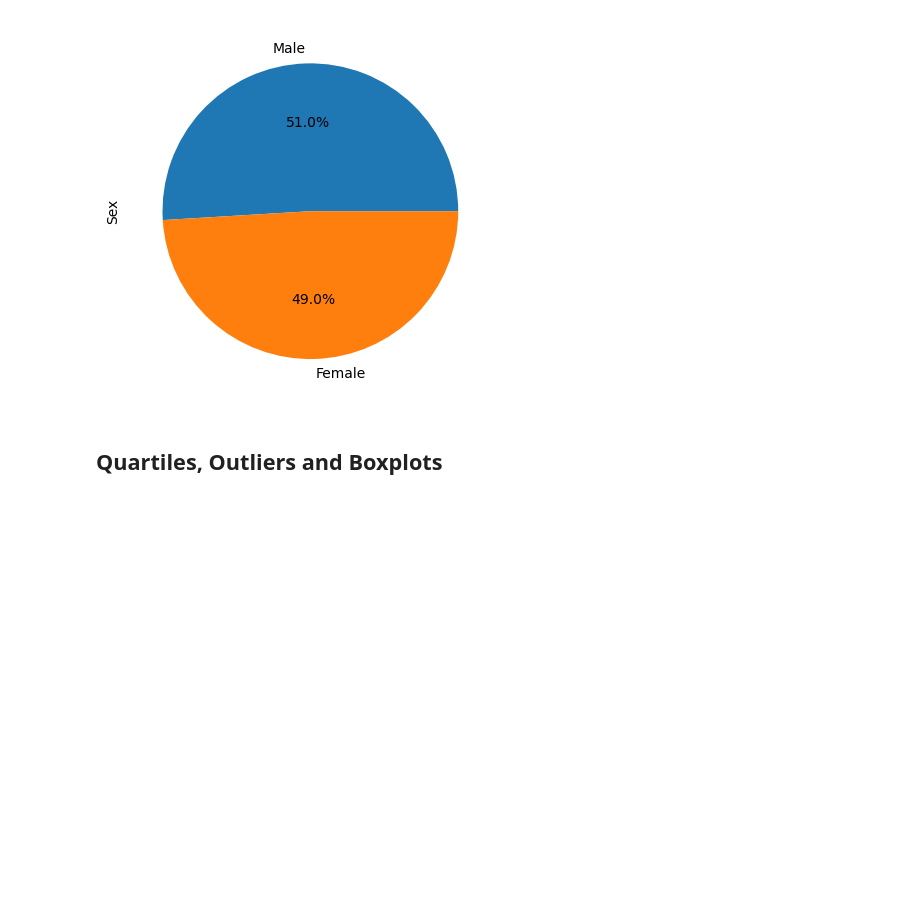
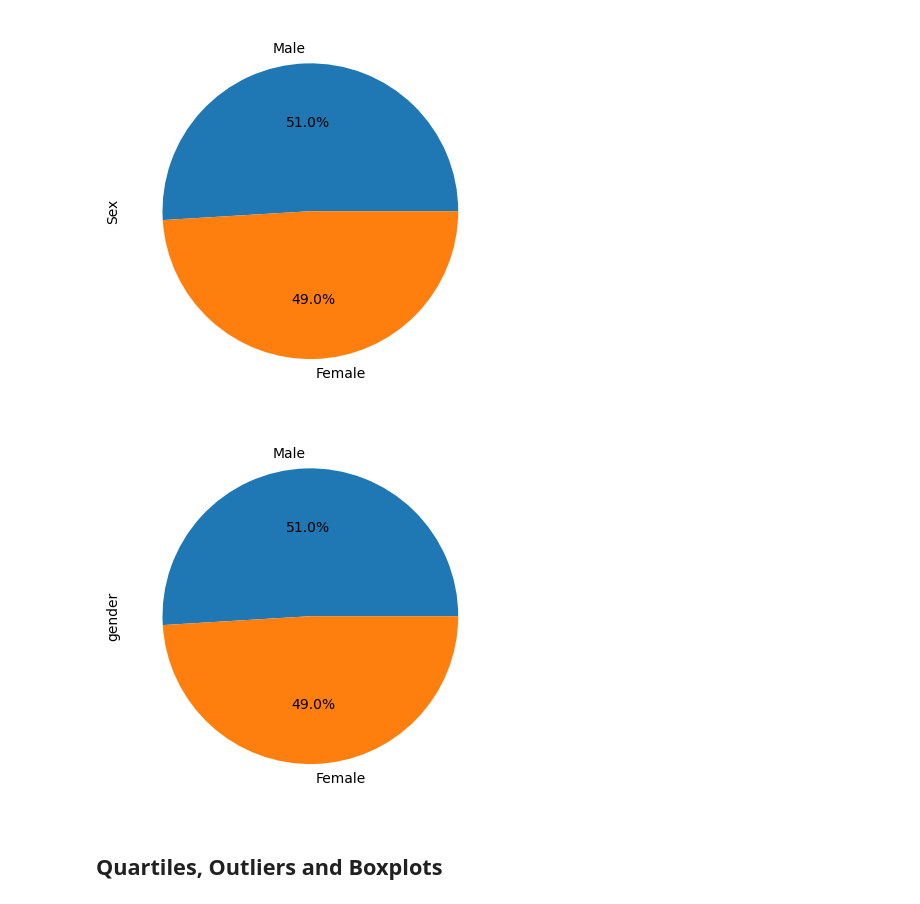
Before and after one commit to JJJJ0220/plot-challenge, a Jupyter notebook: pymaceuticals_final.ipynb, the cells around one changed output. Saved outputs shown, nothing was run; the diff lists cells and outputs as text; code cells hidden in the pictures; blank space fills up the shorter version.

```diff
--- a/pymaceuticals_final.ipynb
+++ b/pymaceuticals_final.ipynb
@@ -154,6 +154,11 @@ plt.show()
 [figure]
 # %%
 # Generate a pie plot showing the distribution of female versus male mice using pyplot
+plt.pie(mice_gender,labels=mice_gender.index,autopct = '%1.1f%%')
+plt.ylabel('gender')
+plt.show()
+# %% [output]
+[figure, added]
 # %% [markdown]
 ## Quartiles, Outliers and Boxplots
 # %%
```
Also changed, not shown: parts of 9 cells of this notebook, 1 other file.
